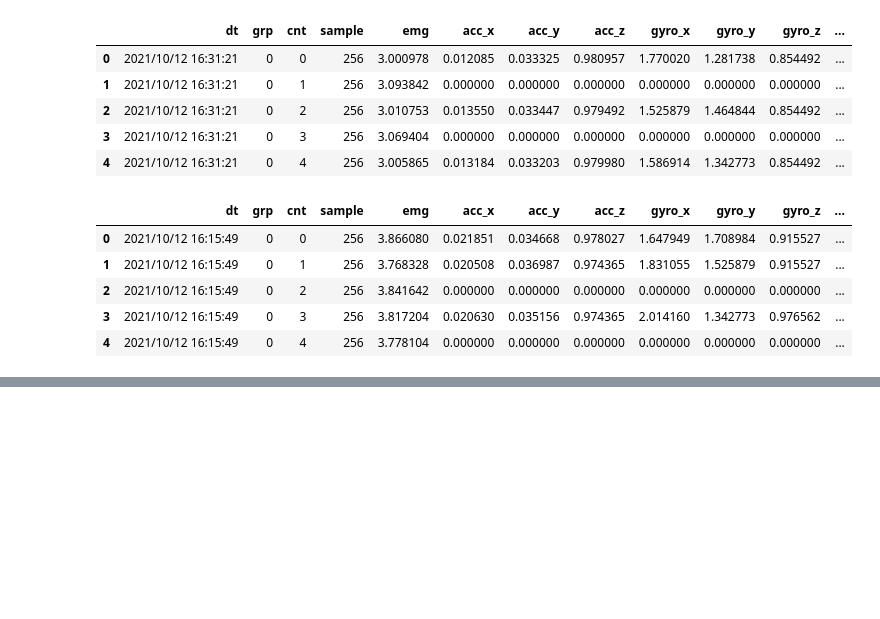
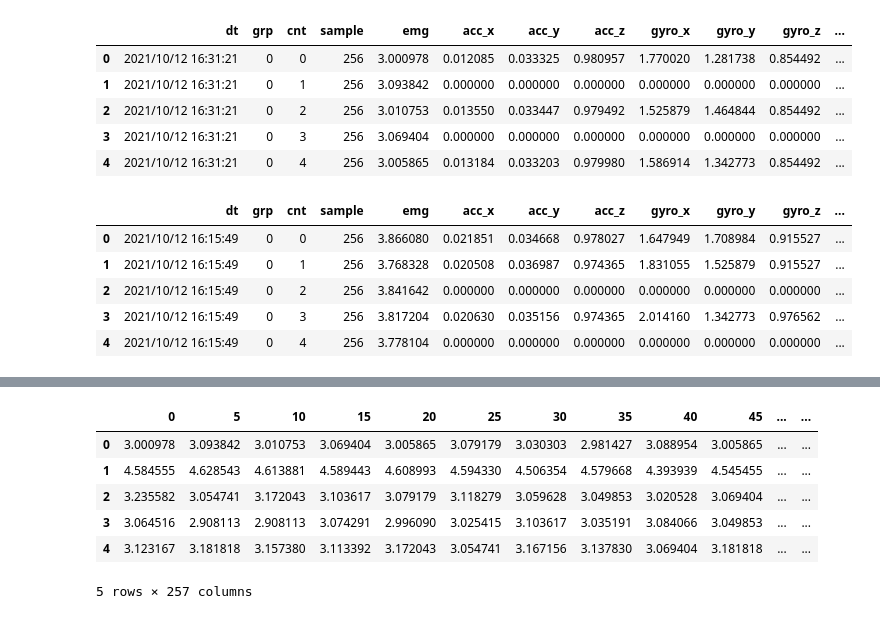
Before and after one commit to dkhmd/quarantine_helper, a Jupyter notebook: cloud/model/emg_model.ipynb, the cells around one changed output, grey strips where cells are left out. Drawn from its saved outputs; the diff is of its cells as text; code cells hidden in the pictures; blank space fills up the shorter version.

```diff
--- a/cloud/model/emg_model.ipynb
+++ b/cloud/model/emg_model.ipynb
@@ -89,0 +89,18 @@ model.compile(loss='binary_crossentropy',
+# %%
+from sklearn.preprocessing import LabelEncoder
+
+data_size = min(len(df_rest_emg), len(df_touch_emg))
+df_rest_emg_cut = df_rest_emg[:data_size-1]
+df_touch_emg_cut = df_touch_emg[:data_size-1]
+
+# merge
+df_emg = pd.concat([df_rest_emg_cut, df_touch_emg_cut], axis=0)
+df_emg.head()
+# %% [output]
+|  | 0 | 5 | 10 | 15 | 20 | 25 | 30 | 35 | 40 | 45 | ... | ... |
+| 0 | 3.000978 | 3.093842 | 3.010753 | 3.069404 | 3.005865 | 3.079179 | 3.030303 | 2.981427 | 3.088954 | 3.005865 | ... | ... |
+| 1 | 4.584555 | 4.628543 | 4.613881 | 4.589443 | 4.608993 | 4.594330 | 4.506354 | 4.579668 | 4.393939 | 4.545455 | ... | ... |
+| 2 | 3.235582 | 3.054741 | 3.172043 | 3.103617 | 3.079179 | 3.118279 | 3.059628 | 3.049853 | 3.020528 | 3.069404 | ... | ... |
+| 3 | 3.064516 | 2.908113 | 2.908113 | 3.074291 | 2.996090 | 3.025415 | 3.103617 | 3.035191 | 3.084066 | 3.049853 | ... | ... |
+| 4 | 3.123167 | 3.181818 | 3.157380 | 3.113392 | 3.172043 | 3.054741 | 3.167156 | 3.137830 | 3.069404 | 3.181818 | ... | ... |
+5 rows × 257 columns
```
Also changed, not shown: parts of 19 cells of this notebook.
